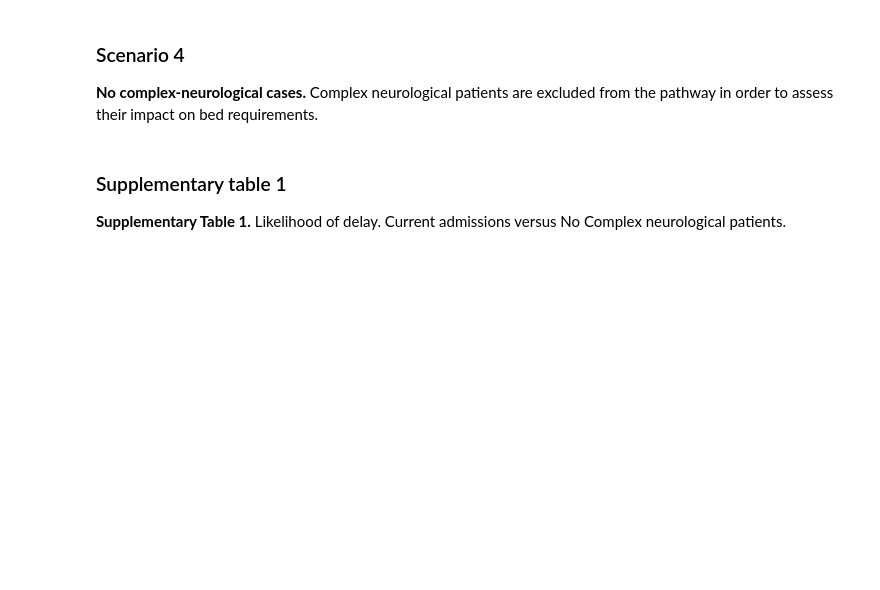
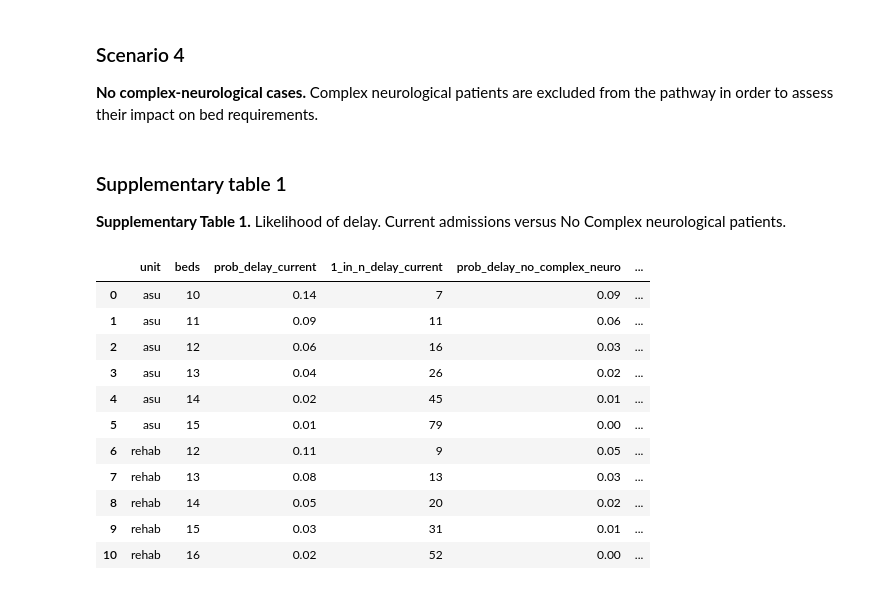
Before and after one commit to pythonhealthdatascience/pydesrap_stroke, a Jupyter notebook: notebooks/analysis.ipynb, the cells around one changed output. Cells and saved outputs as stored; diff of their text form; code cells hidden in the pictures; blank space fills up the shorter version.

```diff
--- a/notebooks/analysis.ipynb
+++ b/notebooks/analysis.ipynb
@@ -374,3 +385,26 @@ s4_reps, s4_overall = runner.run_reps()
 ### Supplementary table 1
 
 **Supplementary Table 1.** Likelihood of delay. Current admissions versus No Complex neurological patients.
+# %%
+# Make table
+sup_tab1 = make_delay_table(scenario=s4_overall,
+                            scenario_name="no_complex_neuro",
+                            asu_beds=list(range(10,16)),
+                            rehab_beds=list(range(12,17)))
+
+# Display and save to csv
+display(sup_tab1)
+sup_tab1.to_csv(os.path.join(OUTPUT_DIR, "delay_scenario4.csv"), index=False)
+# %% [output]
+|  | unit | beds | prob_delay_current | 1_in_n_delay_current | prob_delay_no_complex_neuro | ... |
+| 0 | asu | 10 | 0.14 | 7 | 0.09 | ... |
+| 1 | asu | 11 | 0.09 | 11 | 0.06 | ... |
+| 2 | asu | 12 | 0.06 | 16 | 0.03 | ... |
+| 3 | asu | 13 | 0.04 | 26 | 0.02 | ... |
+| 4 | asu | 14 | 0.02 | 45 | 0.01 | ... |
+| 5 | asu | 15 | 0.01 | 79 | 0.00 | ... |
+| 6 | rehab | 12 | 0.11 | 9 | 0.05 | ... |
+| 7 | rehab | 13 | 0.08 | 13 | 0.03 | ... |
+| 8 | rehab | 14 | 0.05 | 20 | 0.02 | ... |
+| 9 | rehab | 15 | 0.03 | 31 | 0.01 | ... |
+| 10 | rehab | 16 | 0.02 | 52 | 0.00 | ... |
```
Also changed, not shown: parts of 6 cells of this notebook, 2 other files.
